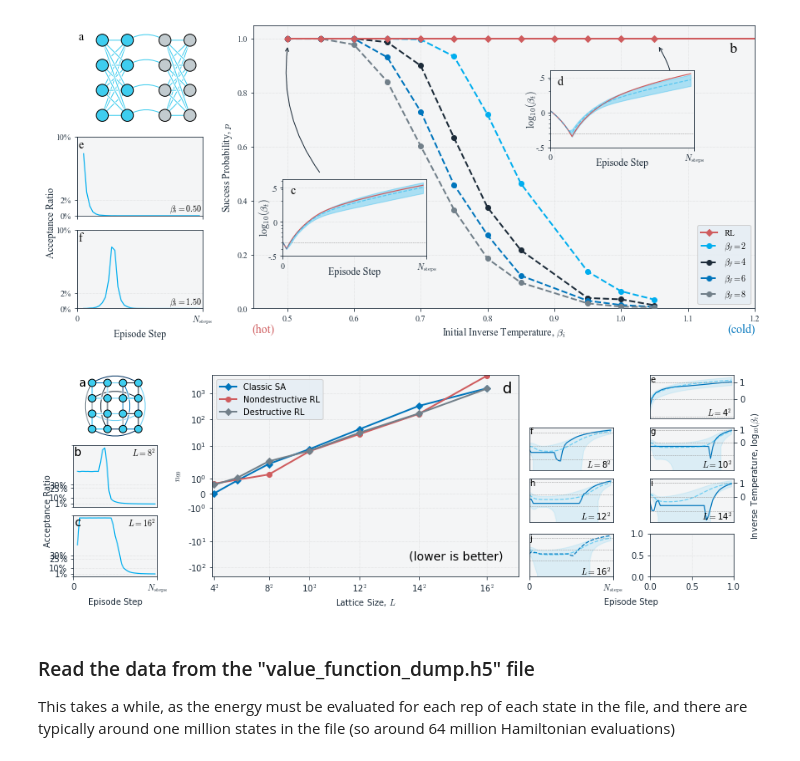
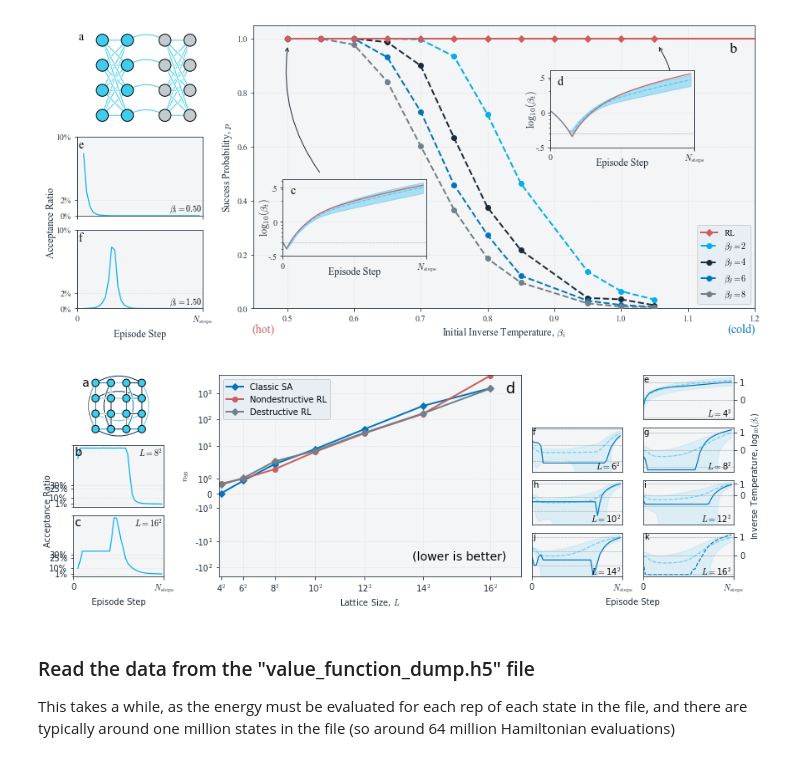
Before and after one commit to millskyle/COOL-1, a Jupyter notebook: plots/Plots.ipynb, the cells around one changed output. Drawn from its saved outputs; the diff is of its cells as text; code cells hidden in the pictures.

```diff
--- a/plots/Plots.ipynb
+++ b/plots/Plots.ipynb
@@ -236,7 +236,7 @@ def plot_episode(file, ax, beta=True, no_legend=False, xclip=1.0, hlines=True, *
 
 
 
-    ax.set_yscale('log')
+    #ax.set_yscale('log')
     ax.set_xlabel("Episode Step", labelpad=-8)
     ax.set_ylabel(r"$\log_{10}(\beta_t)$" if beta else r"$T_t$", labelpad=-4)
 
@@ -500,7 +500,7 @@ base_run_dir = "/mount/shockwave/kmills/1q/COOL/experiments/01_2DTRJ/8x8/"
 
 normal = {
     4:"didactic-pin",
-#    6:"majestic-bother",
+    6:"majestic-bother",
     8:"motionless-remote",
     10:"stupendous-safe",
     12:"tender-effective",
@@ -643,34 +643,34 @@ destructive_ps = plot_n99_vs_L(axD,
 axD.legend()
 axD.set_yscale("symlog")
 axD.set_xscale("linear")
 axD.set_xticks([i**2 for i in Ls])
 axD.set_xticklabels([f"{i}$^2$" for i in Ls])
 axD.set_xlim([4**2-2, 16**2 + 28])
 axD.text(0.95, 0.07, "(lower is better)", va='bottom', ha='right', size=14, transform=axD.transAxes)
 
 #Right phantom axis for log(Beta-t)
 phantomAxR = fig.add_subplot(gs[:,-2:])
 make_axis_invisible(phantomAxR)
 phantomAxR.yaxis.set_label_position("right")
 phantomAxR.set_ylabel(r"Inverse Temperature, log$_{10}$($\beta_t$)", labelpad=20)
 phantomAxR.set_xlabel("Episode Step", labelpad=25)
 
 make_axis_invisible(ep_axs[0])
 
 
 write=True
 
 if write:
 
     fig.savefig("SG_results.pdf")
     fig.savefig("SG_results.png")
 
     git_save("SG_results.pdf")
     git_save("SG_results.png")
 
 fig.show()
 # %% [output]
-[figure, old version]
+[figure, new version]
 # %% [markdown]
 ### Read the data from the "value_function_dump.h5" file
 This takes a while, as the energy must be evaluated for each rep of each state in the file, and there are typically around one million states in the file (so around 64 million Hamiltonian evaluations)
```
